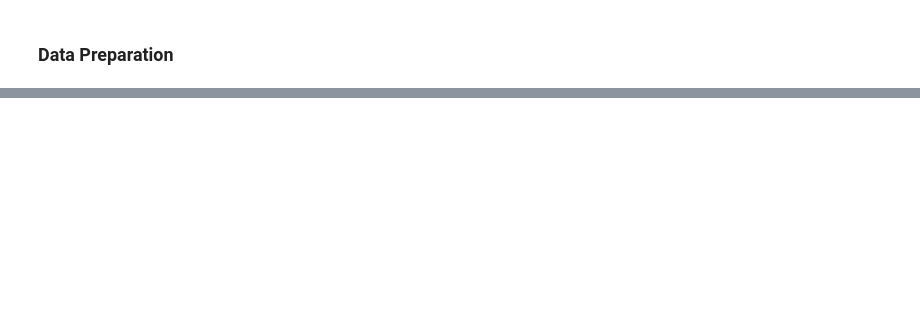
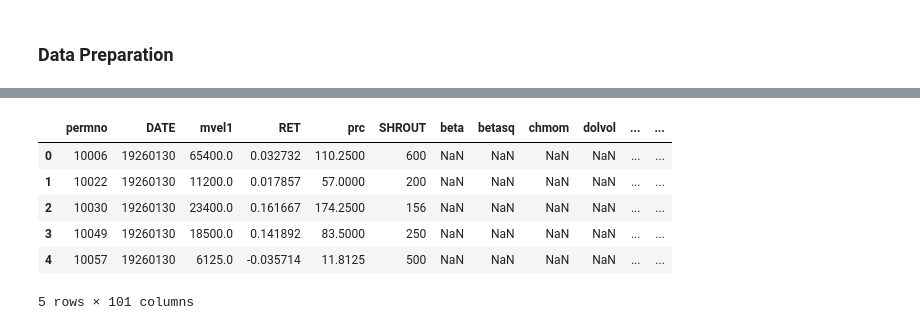
Before and after one commit to caizihuahua/5470_Statistical_ML, a Jupyter notebook: CUI/paper replication.ipynb, the cells around one changed output, grey strips where cells are left out. Cells and saved outputs as stored; diff of their text form; code cells hidden in the pictures; blank space fills up the shorter version.

```diff
--- a/CUI/paper replication.ipynb
+++ b/CUI/paper replication.ipynb
@@ -21,3 +35,15 @@ data_ch
+# %%
+datamy = pd.read_csv('../GKX/GKX_20201231.csv')
+# %%
+datamy.head()
+# %% [output]
+|  | permno | DATE | mvel1 | RET | prc | SHROUT | beta | betasq | chmom | dolvol | ... | ... |
+| 0 | 10006 | 19260130 | 65400.0 | 0.032732 | 110.2500 | 600 | NaN | NaN | NaN | NaN | ... | ... |
+| 1 | 10022 | 19260130 | 11200.0 | 0.017857 | 57.0000 | 200 | NaN | NaN | NaN | NaN | ... | ... |
+| 2 | 10030 | 19260130 | 23400.0 | 0.161667 | 174.2500 | 156 | NaN | NaN | NaN | NaN | ... | ... |
+| 3 | 10049 | 19260130 | 18500.0 | 0.141892 | 83.5000 | 250 | NaN | NaN | NaN | NaN | ... | ... |
+| 4 | 10057 | 19260130 | 6125.0 | -0.035714 | 11.8125 | 500 | NaN | NaN | NaN | NaN | ... | ... |
+5 rows × 101 columns
 # %%
 # Construct dummy variables
 
```
Also changed, not shown: parts of 9 cells of this notebook, 2 other files.
